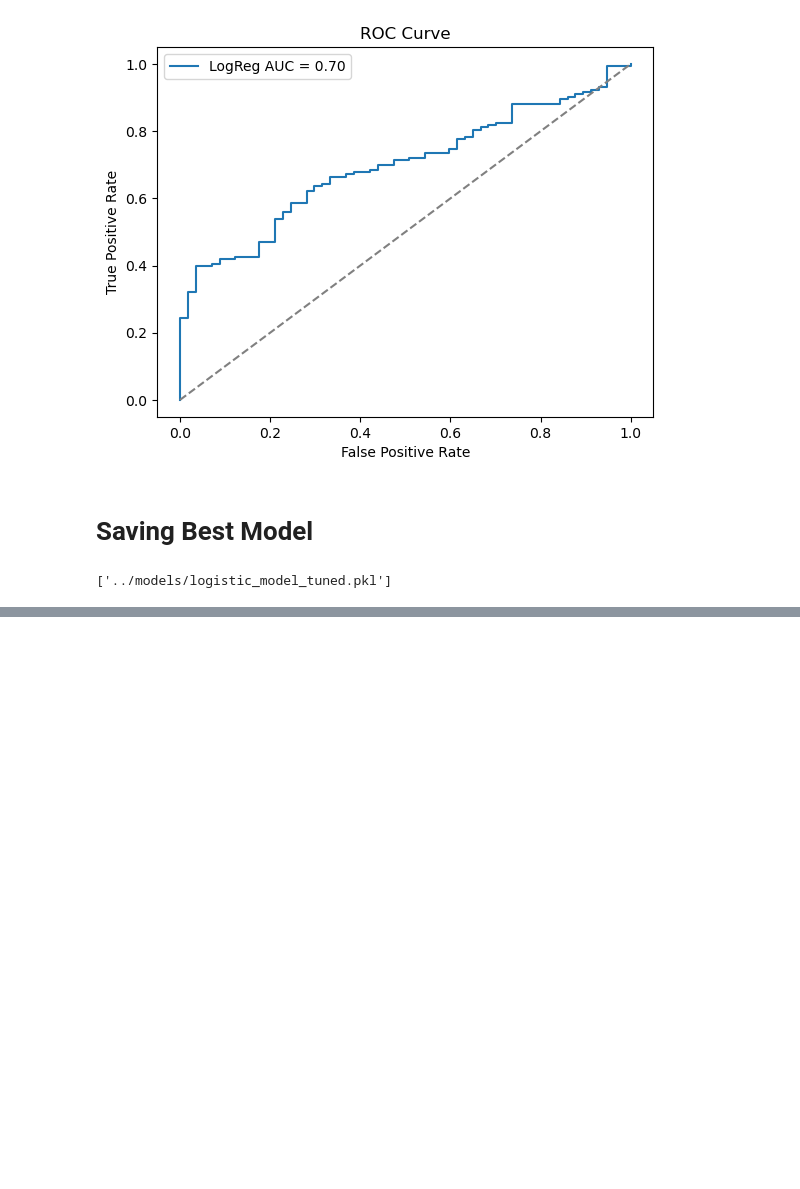
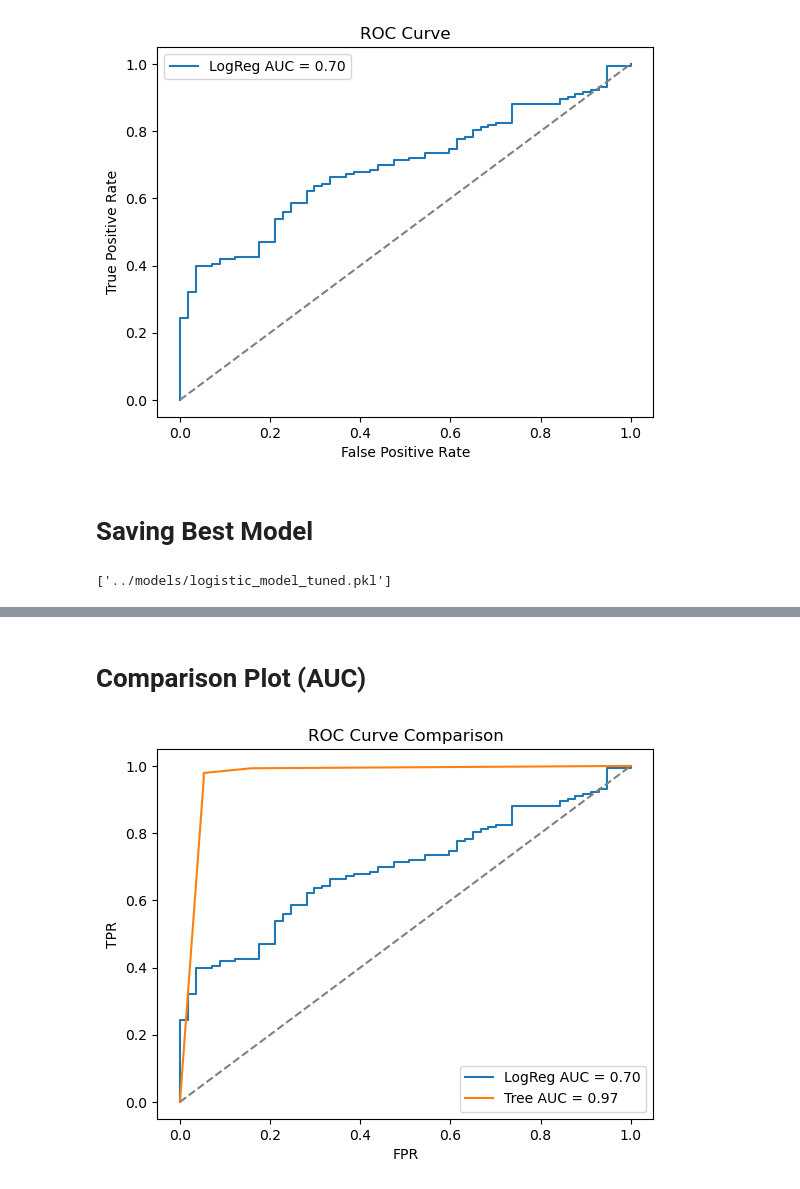
Before and after one commit to yasaswinpalukuri/credit-risk-xai, a Jupyter notebook: notebooks/model_tuning.ipynb, the cells around one changed output, grey strips where cells are left out. Cells and saved outputs as stored; diff of their text form; code cells hidden in the pictures; blank space fills up the shorter version.

```diff
--- a/notebooks/model_tuning.ipynb
+++ b/notebooks/model_tuning.ipynb
@@ -94,0 +173,18 @@ joblib.dump(best_model, '../models/logistic_model_tuned.pkl')
+# %% [markdown]
+# Comparison Plot (AUC)
+# %%
+# Combine ROC Curves: Logistic vs Tree
+fpr_lr, tpr_lr, _ = roc_curve(y_test, grid_lr.best_estimator_.predict_proba(X_test)[:, 1])
+fpr_dt, tpr_dt, _ = roc_curve(y_test, y_proba_dt)
+
+plt.plot(fpr_lr, tpr_lr, label='LogReg AUC = {:.2f}'.format(roc_auc_score(y_test, grid_lr.best_estimator_.predict_proba(X_test)[:, 1])))
+plt.plot(fpr_dt, tpr_dt, label='Tree AUC = {:.2f}'.format(roc_auc_score(y_test, y_proba_dt)))
+plt.plot([0, 1], [0, 1], '--', color='gray')
+plt.title("ROC Curve Comparison")
+plt.xlabel("FPR")
+plt.ylabel("TPR")
+plt.legend()
+plt.savefig("models/roc_curve_comparison.png")
+plt.show()
+# %% [output]
+[figure, added]
```
Also changed, not shown: parts of 11 cells of this notebook, 1 other file.
